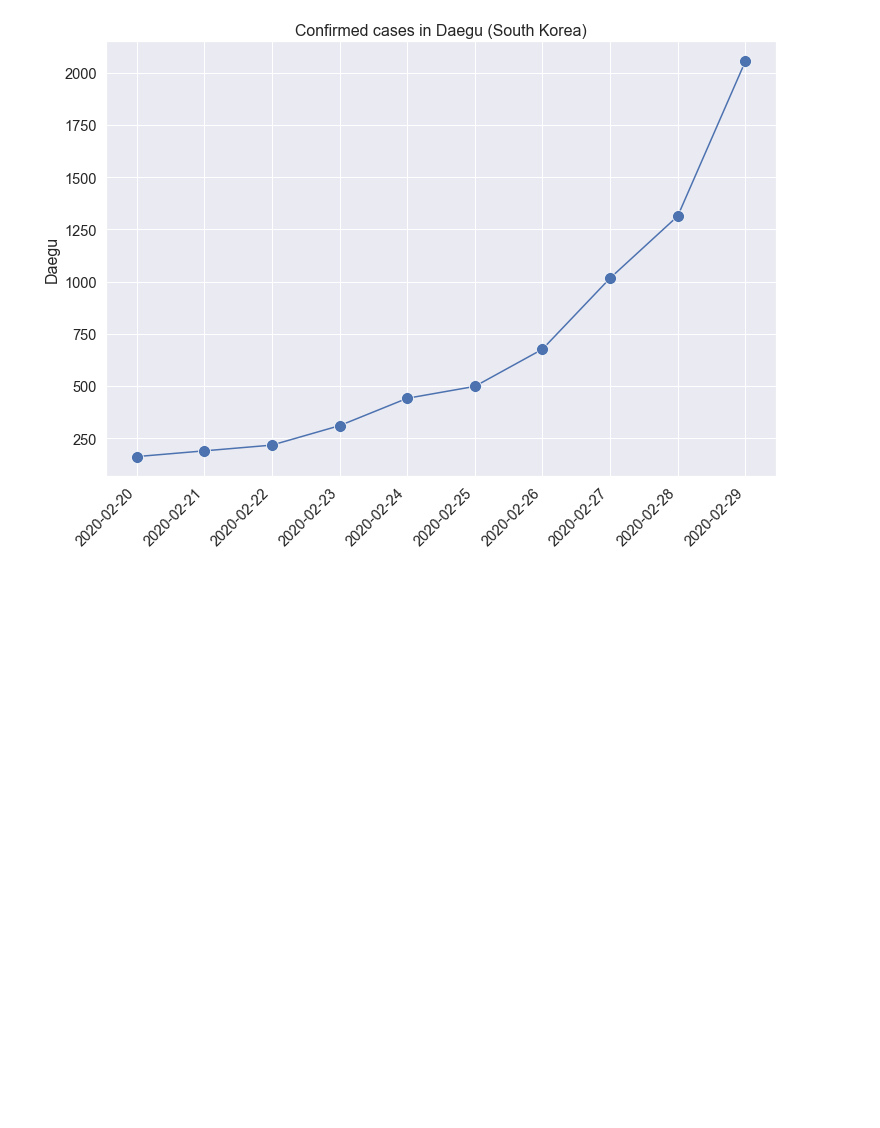
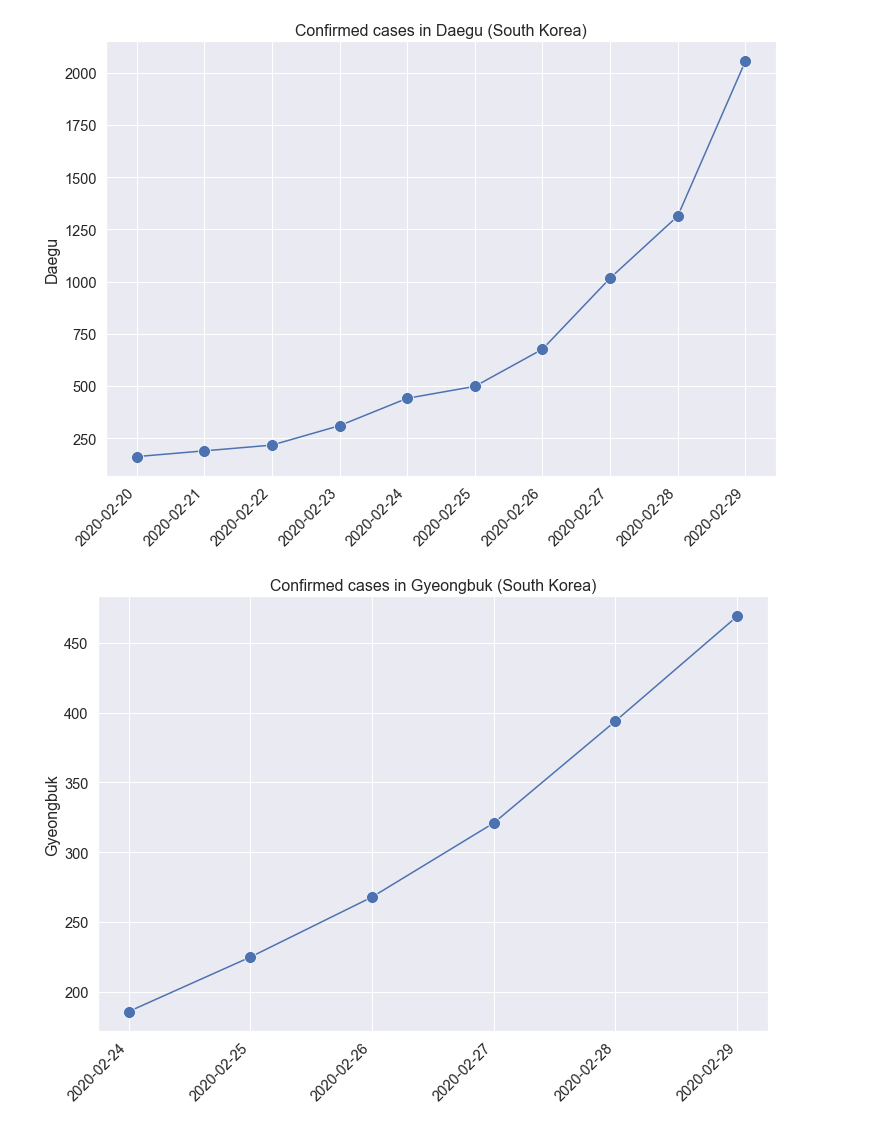
Before and after one commit to jeugregg/coronavirusModel, a Jupyter notebook: ScrapDataFromKoreaNews.ipynb, the cells around one changed output. Cells and saved outputs as stored; diff of their text form; code cells hidden in the pictures; blank space fills up the shorter version.

```diff
--- a/ScrapDataFromKoreaNews.ipynb
+++ b/ScrapDataFromKoreaNews.ipynb
@@ -889,6 +889,20 @@ plt.xticks(
 );
 # %% [output]
 [figure]
+# %%
+
+fig = plt.figure(figsize=(12, 8))
+
+g = sns.lineplot(x=df_kcdc_interp.index, y="Gyeongbuk", data=df_kcdc_interp,
+             markersize=12, marker="o");
+plt.title("Confirmed cases in Gyeongbuk (South Korea)");
+plt.xticks(
+    rotation=45,
+    horizontalalignment='right',
+    fontweight='light'
+);
+# %% [output]
+[figure, added]
 # %%
 import plotly.graph_objects as go
 fig = go.Figure(data=go.Bar(y=[2, 3, 1]))
```
